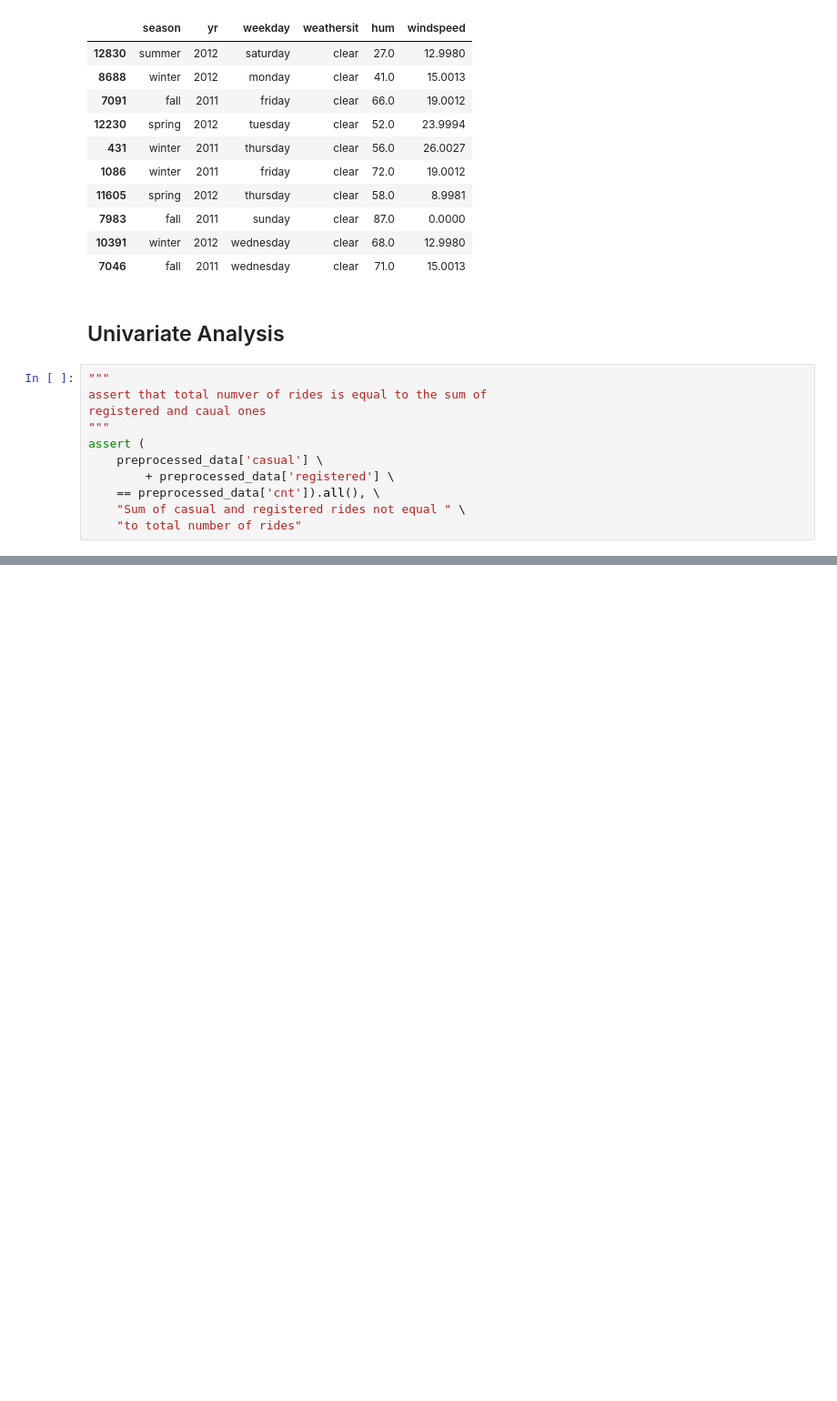
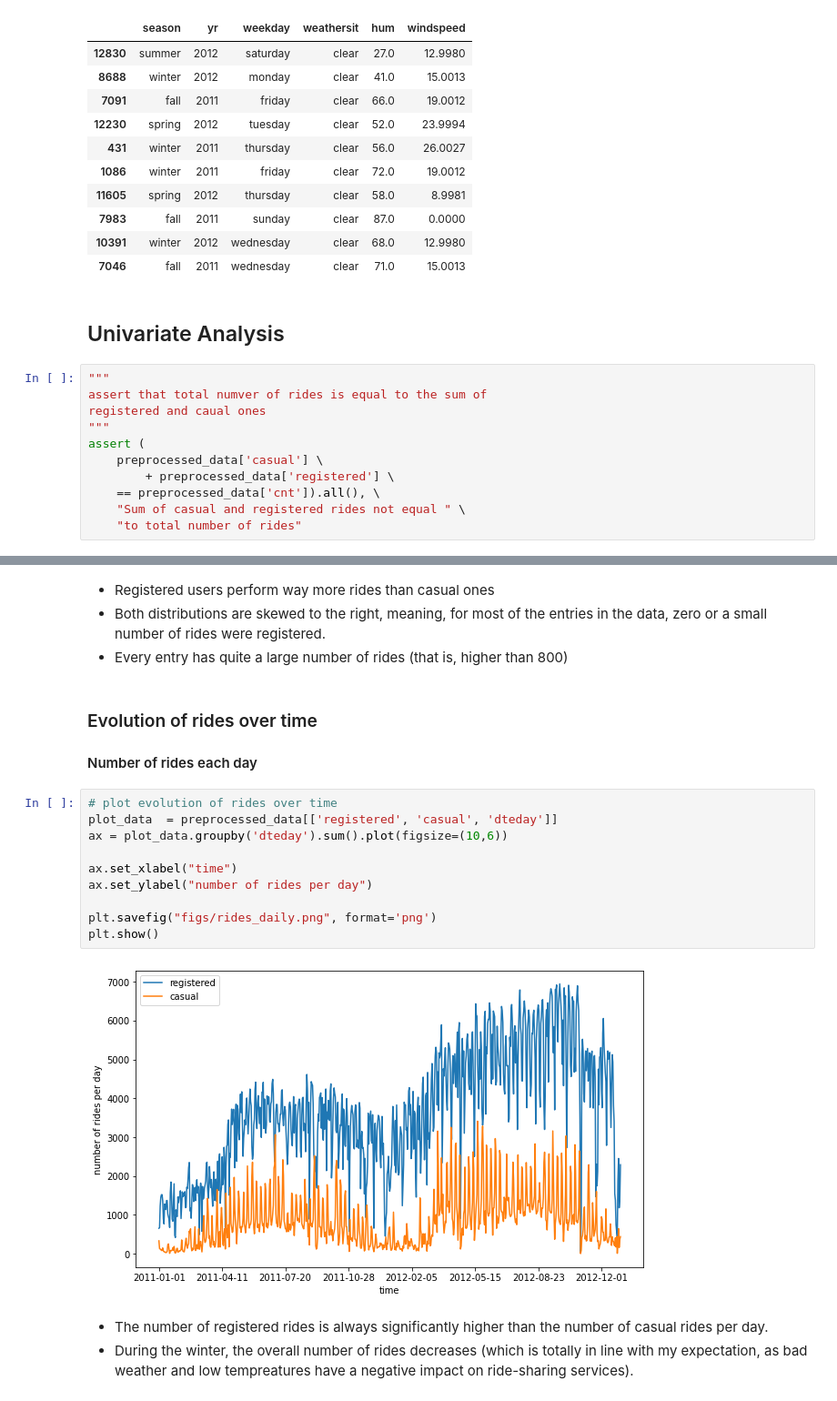
Before and after one commit to manuelinfosec/bike-sharing-analysis, a Jupyter notebook: main.ipynb, the cells around one changed output, grey strips where cells are left out. Shown at 91% size. Drawn from its saved outputs; the diff is of its cells as text; blank space fills up the shorter version.

```diff
--- a/main.ipynb
+++ b/main.ipynb
@@ -142,0 +145,23 @@ plt.show()
+# %% [markdown]
+- Registered users perform way more rides than casual ones
+- Both distributions are skewed to the right, meaning, for most of the entries in the data, zero or a small number of rides were registered.
+- Every entry has quite a large number of rides (that is, higher than 800)
+# %% [markdown]
+### Evolution of rides over time
+
+#### Number of rides each day
+# %%
+# plot evolution of rides over time
+plot_data  = preprocessed_data[['registered', 'casual', 'dteday']]
+ax = plot_data.groupby('dteday').sum().plot(figsize=(10,6))
+
+ax.set_xlabel("time")
+ax.set_ylabel("number of rides per day")
+
+plt.savefig("figs/rides_daily.png", format='png')
+plt.show()
+# %% [output]
+[figure, added]
+# %% [markdown]
+- The number of registered rides is always significantly higher than the number of casual rides per day.
+- During the winter, the overall number of rides decreases (which is totally in line with my expectation, as bad weather and low tempreatures have a negative impact on ride-sharing services).
```
Also changed, not shown: parts of 2 cells of this notebook, 2 other files.
